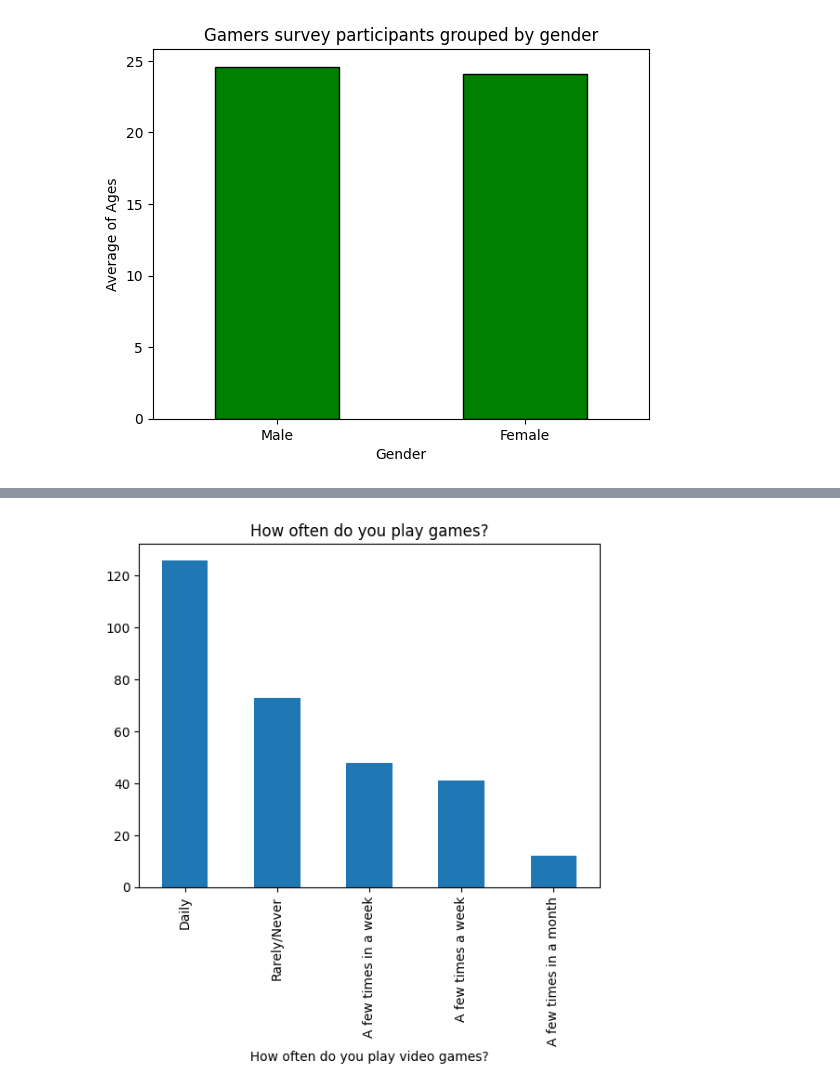
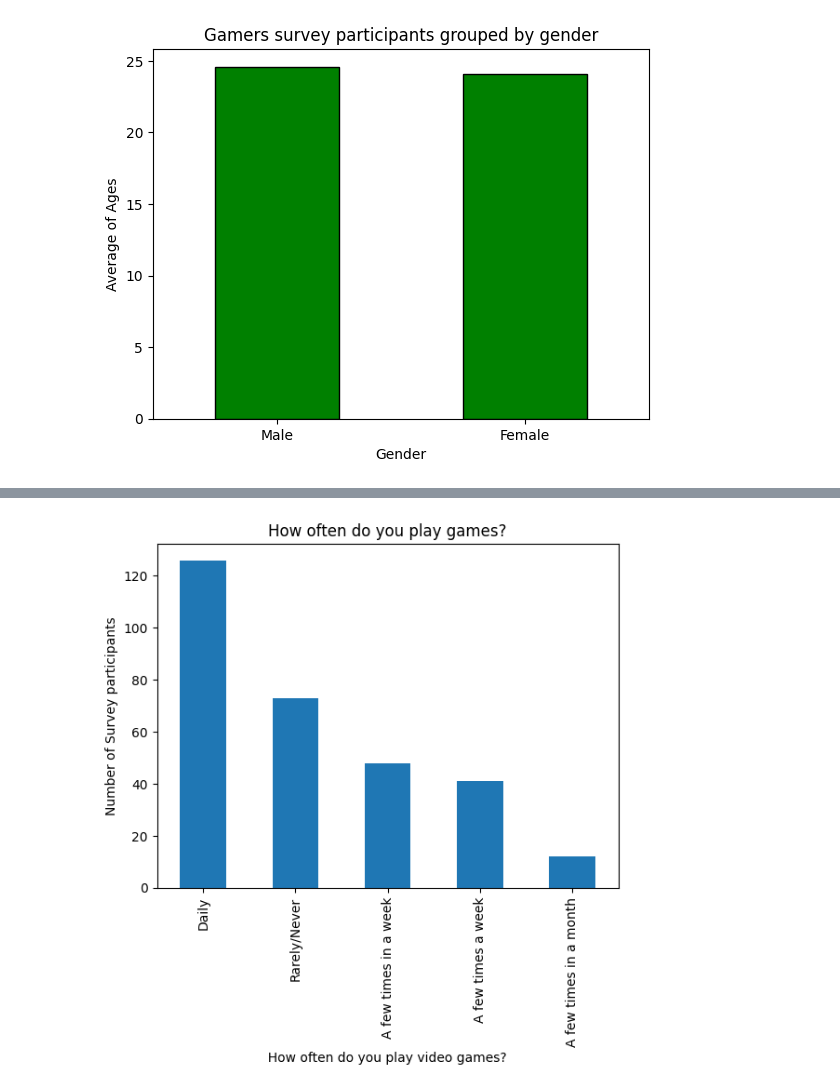
Before and after one commit to Zyoung002/Dataanalyticscapstone, a Jupyter notebook: Gaming_Trends.ipynb, the cells around one changed output, grey strips where cells are left out. Cells and saved outputs as stored; diff of their text form; code cells hidden in the pictures.

```diff
--- a/Gaming_Trends.ipynb
+++ b/Gaming_Trends.ipynb
@@ -507,5 +585,6 @@ sorted_survey['Age'].value_counts().plot.barh(title="Gaming by Age")
 # %%
 sorted_survey['  How often do you play video games?  '].value_counts().plot.bar(title="How often do you play games?")
+plt.ylabel('Number of Survey participants')
 plt.show()
 # %% [output]
-[figure, old version]
+[figure, new version]
```
Also changed, not shown: parts of 12 cells of this notebook, 2 other files.
